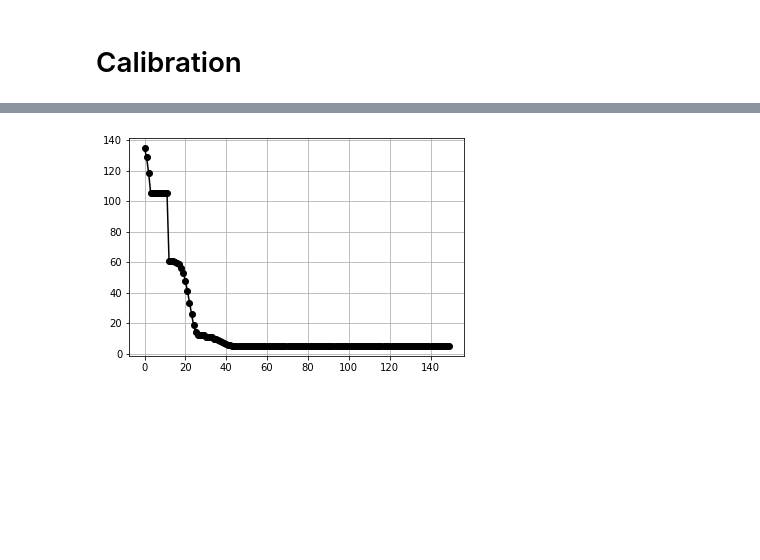
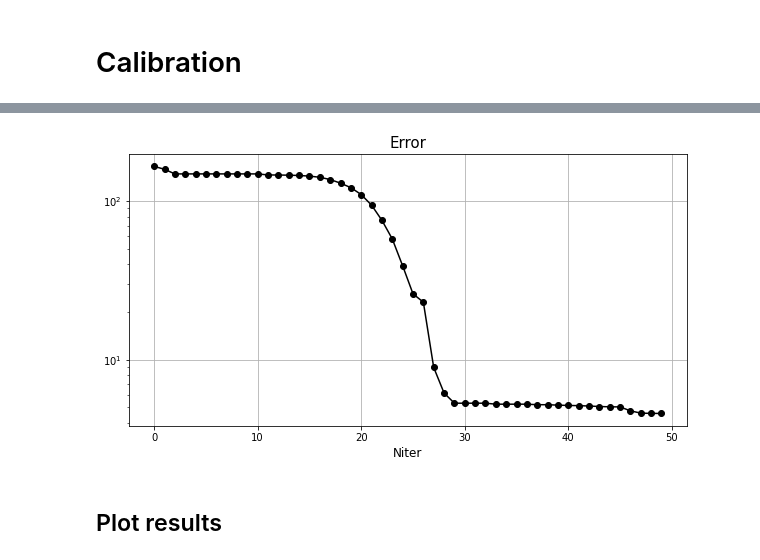
Before and after one commit to dolmatovas/MathFinance, a Jupyter notebook: CryptoOptionsCalibration/Calibration.ipynb, the cells around one changed output, grey strips where cells are left out. Drawn from its saved outputs; the diff is of its cells as text; code cells hidden in the pictures; blank space fills up the shorter version.

Commit message:
refactored code, added some function, studied dependence of error from Ndim

```diff
--- a/CryptoOptionsCalibration/Calibration.ipynb
+++ b/CryptoOptionsCalibration/Calibration.ipynb
@@ -252,12 +266,13 @@ proj = my_clip
-# %%
-Niter = 150
-# %%
-r = 0.0
-
-Ndim = 2
-
-params = []
-
-for _ in range(Ndim):
-    params += list(gen_random_heston_params())
-heston_params = np.asarray(params)
+# %%
+def calibrate(put, call, Niter, Ndim, heston_params=None):
+    if heston_params is None:
+        params = []
+        for _ in range(Ndim):
+            params += list(gen_random_heston_params())
+        heston_params = np.asarray(params) / Ndim
+
+    bar = lambda x: get_residals(call, put, x)
+    proj = my_clip
+    heston_params, fs = MyAlgorithm(Niter, bar, proj, heston_params)
+
+    return heston_params, fs
@@ -264,5 +288,5 @@ heston_params = np.asarray(params)
 # %%
-heston_params, fs = MyAlgorithm(Niter, foo, proj, heston_params)
+heston_params, fs = calibrate(put, call, Niter=50, Ndim=2, heston_params=None)
 # %%
 heston_params
 # %% [output]
@@ -272,6 +296,9 @@ array([ 2.70265232e-01,  3.17440738e+04, -4.99509205e-01,  2.97628524e-05,
 # %%
-plt.plot(fs, '-ok')
+plt.figure(figsize=(10, 5))
+plt.semilogy(fs, '-ok')
+plt.title("Error", fontsize=15)
+plt.xlabel("Niter", fontsize=12)
 plt.grid()
 # %% [output]
-[figure, old version]
+[figure, new version]
 # %%
@@ -293 +308,3 @@ put_calibrated = pd.DataFrame( {"strike_price" : K, "days" : put.days.values, "m
+# %% [markdown]
+## Plot results
 # %%
```
Also changed, not shown: parts of 26 cells of this notebook.
